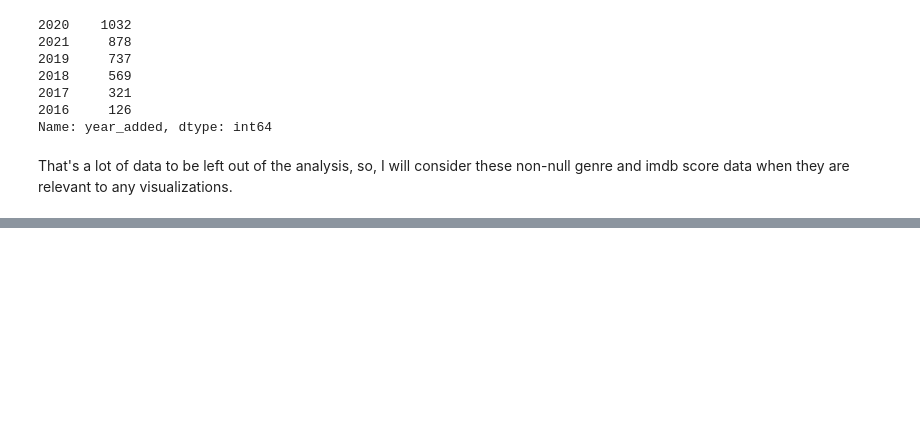
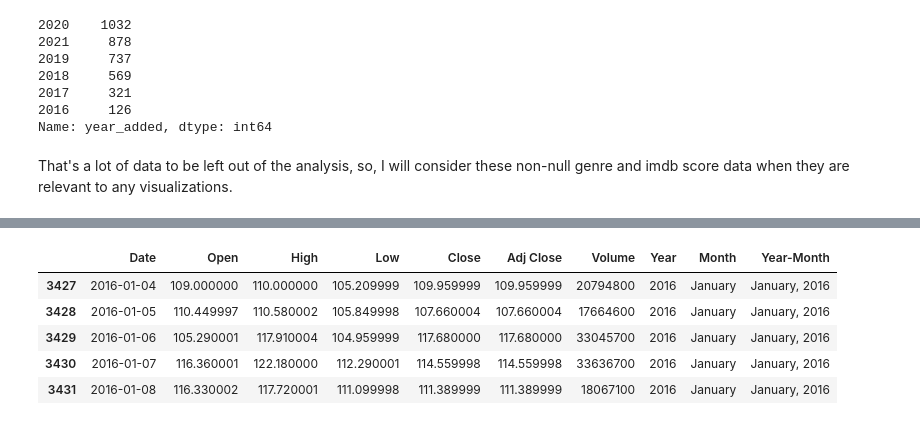
Before and after one commit to vibindi/netflix-case-study, a Jupyter notebook: preparation.ipynb, the cells around one changed output, grey strips where cells are left out. Saved outputs shown, nothing was run; the diff lists cells and outputs as text; code cells hidden in the pictures; blank space fills up the shorter version.

```diff
--- a/preparation.ipynb
+++ b/preparation.ipynb
@@ -242,0 +254,17 @@ info_subset.to_csv('data/info.csv')
+# %%
+stocks['Year'] = stocks['Date'].dt.year
+# %%
+stocks['Month'] = stocks['Date'].dt.strftime('%B')
+# %%
+stocks['Year-Month'] = stocks['Date'].dt.strftime('%B, %Y')
+# %%
+stocks = stocks[(stocks['Year'] >= 2016) & (stocks['Year'] <= 2021)]
+# %%
+stocks.head()
+# %% [output]
+|  | Date | Open | High | Low | Close | Adj Close | Volume | Year | Month | Year-Month |
+| 3427 | 2016-01-04 | 109.000000 | 110.000000 | 105.209999 | 109.959999 | 109.959999 | 20794800 | 2016 | January | January, 2016 |
+| 3428 | 2016-01-05 | 110.449997 | 110.580002 | 105.849998 | 107.660004 | 107.660004 | 17664600 | 2016 | January | January, 2016 |
+| 3429 | 2016-01-06 | 105.290001 | 117.910004 | 104.959999 | 117.680000 | 117.680000 | 33045700 | 2016 | January | January, 2016 |
+| 3430 | 2016-01-07 | 116.360001 | 122.180000 | 112.290001 | 114.559998 | 114.559998 | 33636700 | 2016 | January | January, 2016 |
+| 3431 | 2016-01-08 | 116.330002 | 117.720001 | 111.099998 | 111.389999 | 111.389999 | 18067100 | 2016 | January | January, 2016 |
```
Also changed, not shown: parts of 10 cells of this notebook, 5 other files.
